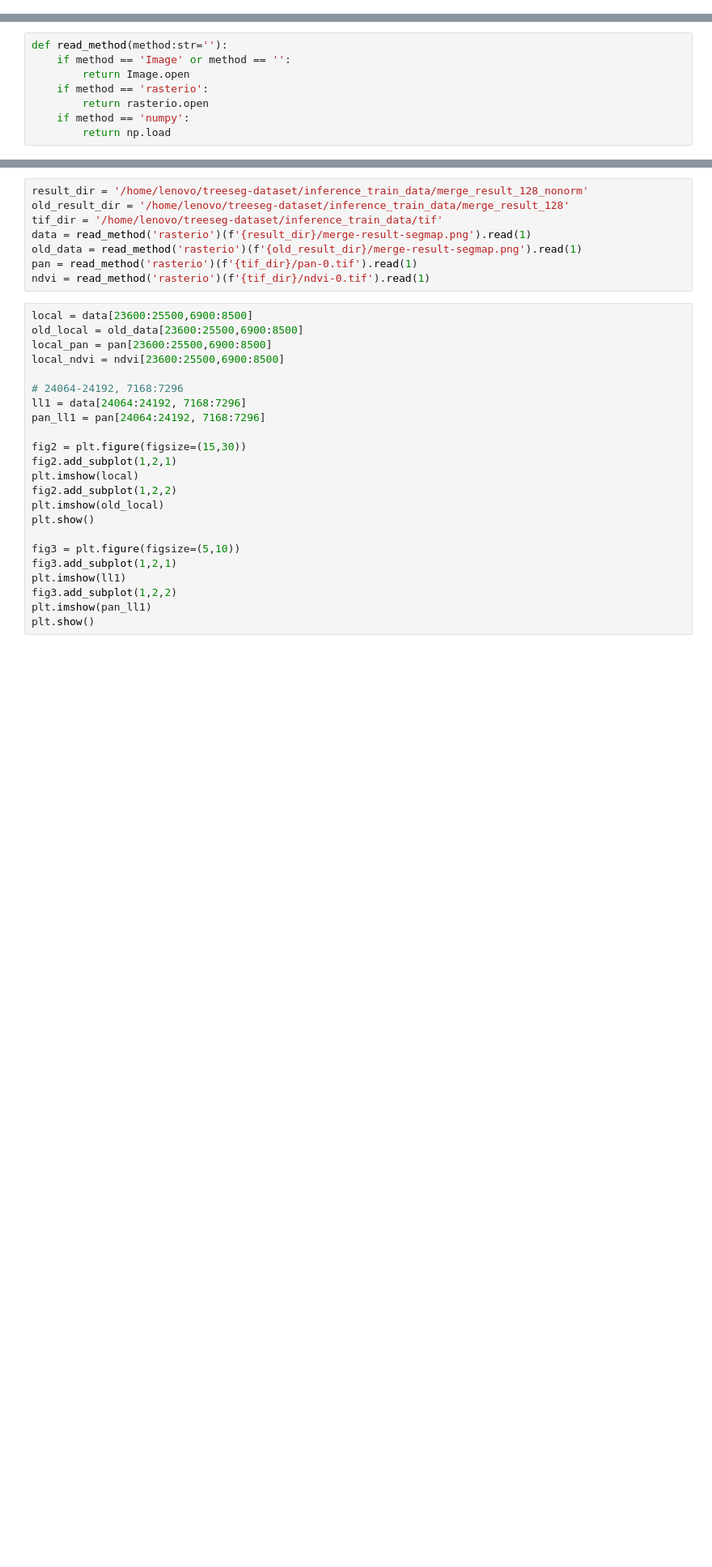
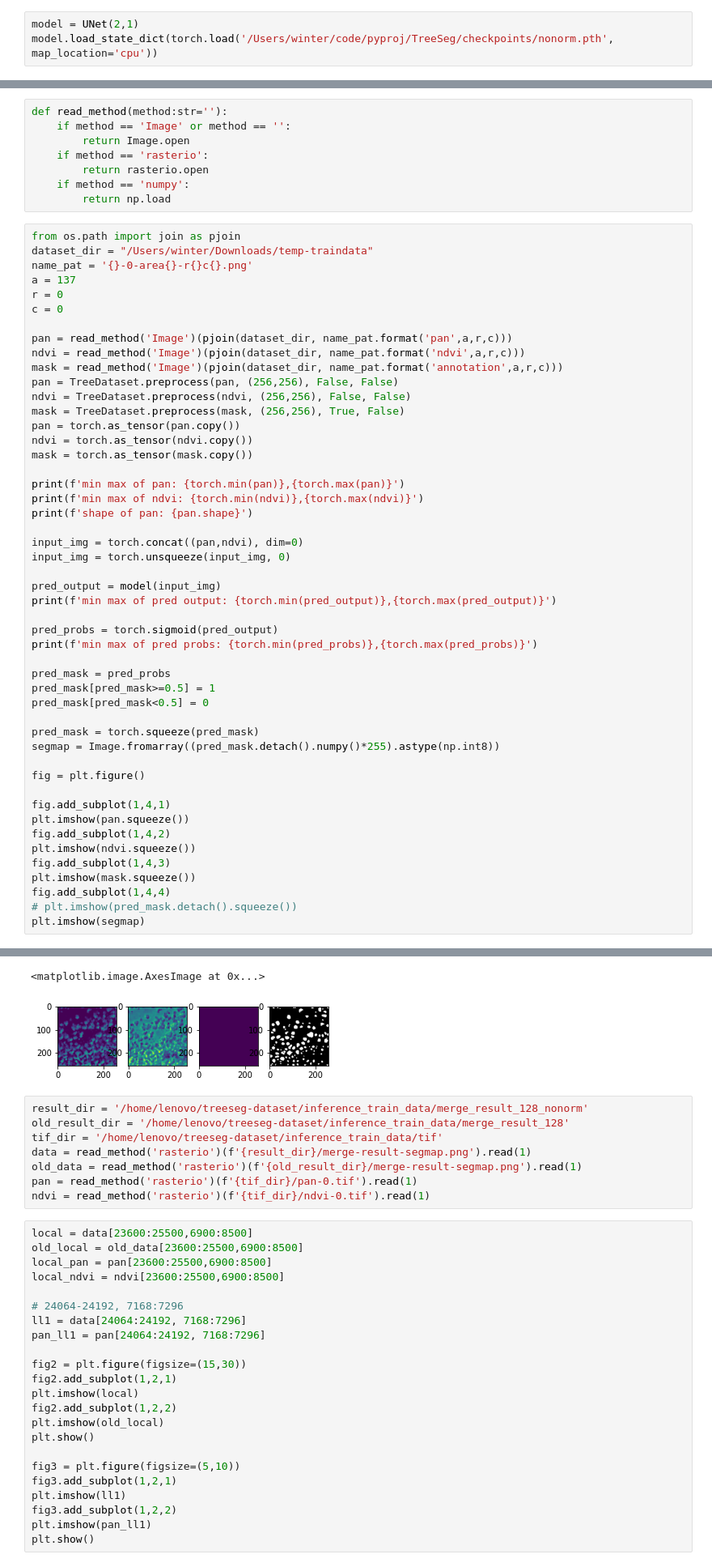
Before and after one commit to WinterCyan/TreeSeg, a Jupyter notebook: standalone/validate_network.ipynb, the cells around one changed output, grey strips where cells are left out. Shown at 81% size. Saved outputs shown, nothing was run; the diff lists cells and outputs as text; blank space fills up the shorter version.

Commit message:
model inference with pytorch

```diff
--- a/standalone/validate_network.ipynb
+++ b/standalone/validate_network.ipynb
@@ -78,0 +9,3 @@ To enable them in other operations, rebuild TensorFlow with the appropriate comp
+# %%
+model = UNet(2,1)
+model.load_state_dict(torch.load('/Users/winter/code/pyproj/TreeSeg/checkpoints/nonorm.pth', map_location='cpu'))
@@ -84,3 +19,53 @@ def read_method(method:str=''):
         return rasterio.open
     if method == 'numpy':
         return np.load
+# %%
+from os.path import join as pjoin
+dataset_dir = "/Users/winter/Downloads/temp-traindata"
+name_pat = '{}-0-area{}-r{}c{}.png'
+a = 137
+r = 0
+c = 0
+
+pan = read_method('Image')(pjoin(dataset_dir, name_pat.format('pan',a,r,c)))
+ndvi = read_method('Image')(pjoin(dataset_dir, name_pat.format('ndvi',a,r,c)))
+mask = read_method('Image')(pjoin(dataset_dir, name_pat.format('annotation',a,r,c)))
+pan = TreeDataset.preprocess(pan, (256,256), False, False)
+ndvi = TreeDataset.preprocess(ndvi, (256,256), False, False)
+mask = TreeDataset.preprocess(mask, (256,256), True, False)
+pan = torch.as_tensor(pan.copy())
+ndvi = torch.as_tensor(ndvi.copy())
+mask = torch.as_tensor(mask.copy())
+
+print(f'min max of pan: {torch.min(pan)},{torch.max(pan)}')
+print(f'min max of ndvi: {torch.min(ndvi)},{torch.max(ndvi)}')
+print(f'shape of pan: {pan.shape}')
+
+input_img = torch.concat((pan,ndvi), dim=0)
+input_img = torch.unsqueeze(input_img, 0)
+
+pred_output = model(input_img)
+print(f'min max of pred output: {torch.min(pred_output)},{torch.max(pred_output)}')
+
+pred_probs = torch.sigmoid(pred_output)
+print(f'min max of pred probs: {torch.min(pred_probs)},{torch.max(pred_probs)}')
+
+pred_mask = pred_probs
+pred_mask[pred_mask>=0.5] = 1
+pred_mask[pred_mask<0.5] = 0
+
+pred_mask = torch.squeeze(pred_mask)
+segmap = Image.fromarray((pred_mask.detach().numpy()*255).astype(np.int8))
+
+fig = plt.figure()
+
+fig.add_subplot(1,4,1)
+plt.imshow(pan.squeeze())
+fig.add_subplot(1,4,2)
+plt.imshow(ndvi.squeeze())
+fig.add_subplot(1,4,3)
+plt.imshow(mask.squeeze())
+fig.add_subplot(1,4,4)
+# plt.imshow(pred_mask.detach().squeeze())
+plt.imshow(segmap)
+# %% [output]
@@ -87,3 +77,5 @@ def read_method(method:str=''):
+<matplotlib.image.AxesImage at 0x...>
+[figure, added]
 # %%
 result_dir = '/home/lenovo/treeseg-dataset/inference_train_data/merge_result_128_nonorm'
 old_result_dir = '/home/lenovo/treeseg-dataset/inference_train_data/merge_result_128'
```
Also changed, not shown: parts of 8 cells of this notebook, 3 other files.
